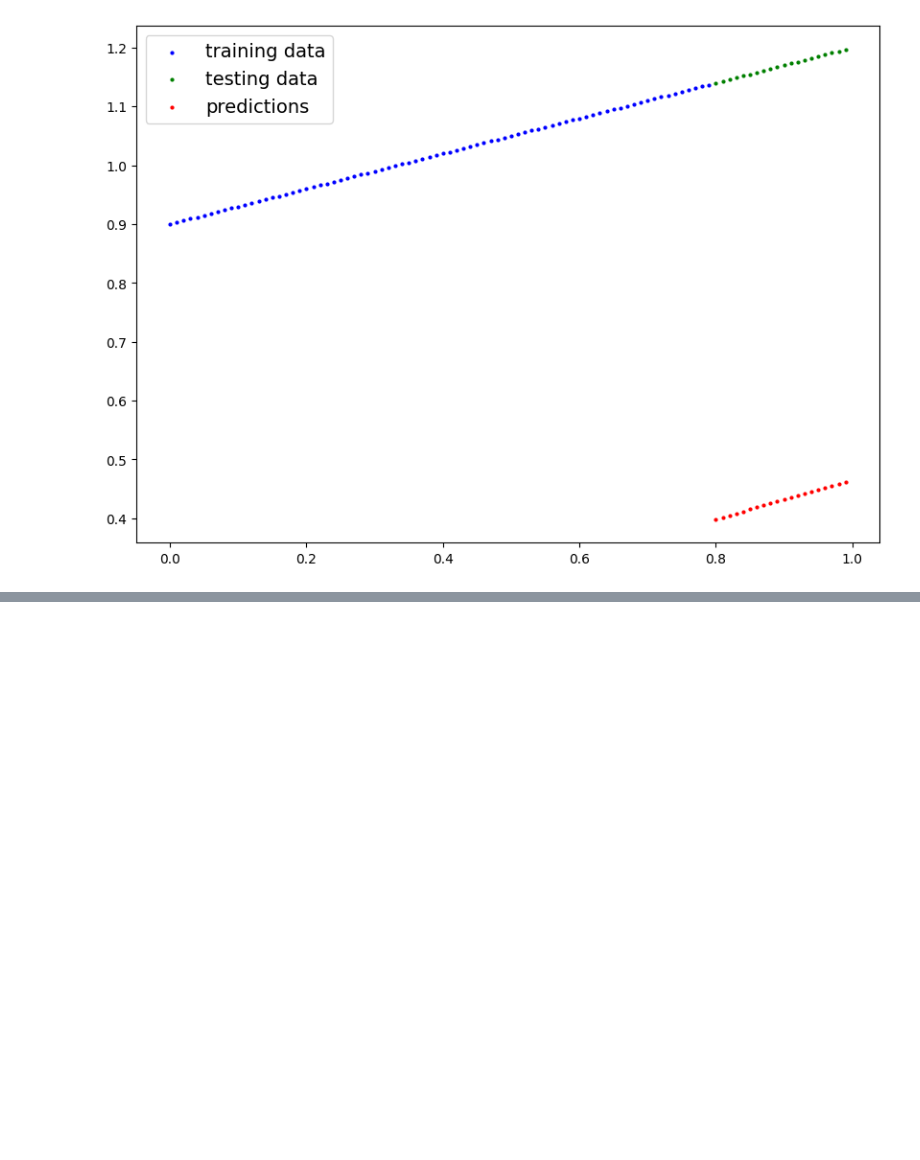
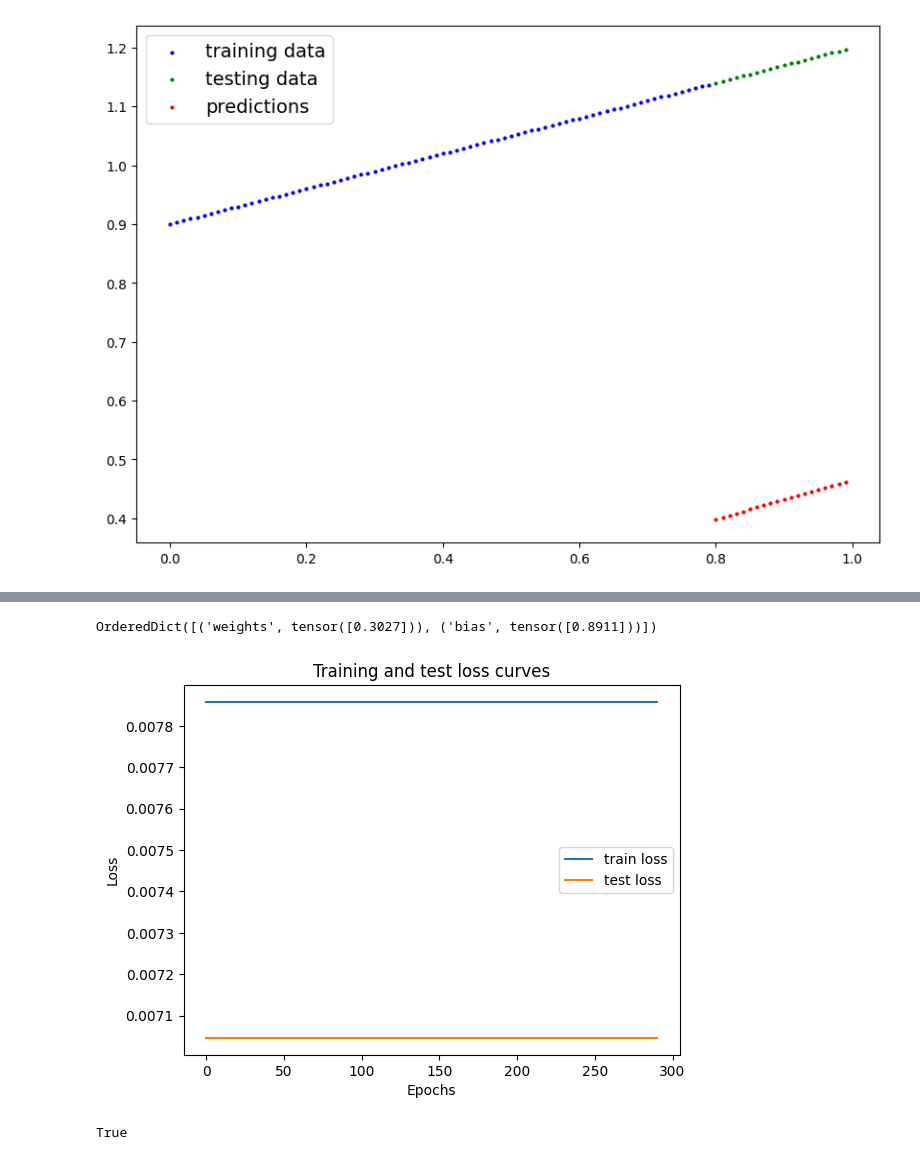
Before and after one commit to aayushttimalsina/pytorch, a Jupyter notebook: exercise_of_regression_model.ipynb, the cells around one changed output, grey strips where cells are left out. Saved outputs shown, nothing was run; the diff lists cells and outputs as text; code cells hidden in the pictures; blank space fills up the shorter version.

```diff
--- a/exercise_of_regression_model.ipynb
+++ b/exercise_of_regression_model.ipynb
@@ -201,0 +268,25 @@ optim2 = torch.optim.SGD(params= model_1.parameters(), lr = 0.01 )
+# %%
+model_1.state_dict()
+# %% [output]
+OrderedDict([('weights', tensor([0.3027])), ('bias', tensor([0.8911]))])
+# %%
+#plot the loss curve
+import numpy as np
+plt.plot(epoch_count, np.array(torch.tensor(train_loss_values).numpy()), label = "train loss")
+plt.plot(epoch_count, test_loss_values , label = "test loss")
+plt.title("Training and test loss curves")
+plt.ylabel("Loss")
+plt.xlabel("Epochs")
+plt.legend();
+# %% [output]
+[figure, added]
+# %%
+print(
+    all(
+        any(p is q for q in model_1.parameters())
+        for group in optim2.param_groups
+        for p in group["params"]
+    )
+)
+# %% [output]
+True
```
Also changed, not shown: parts of 2 cells of this notebook.
